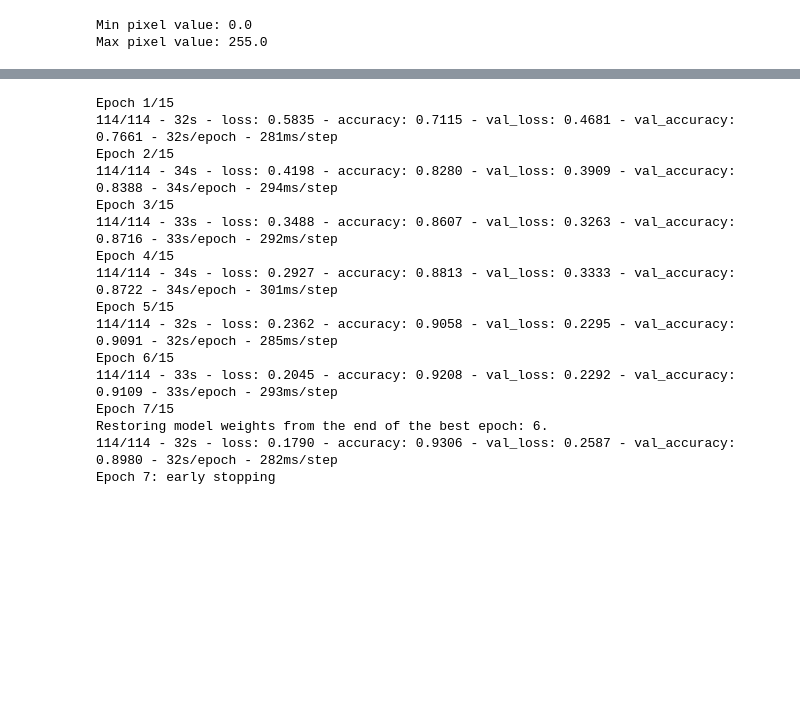
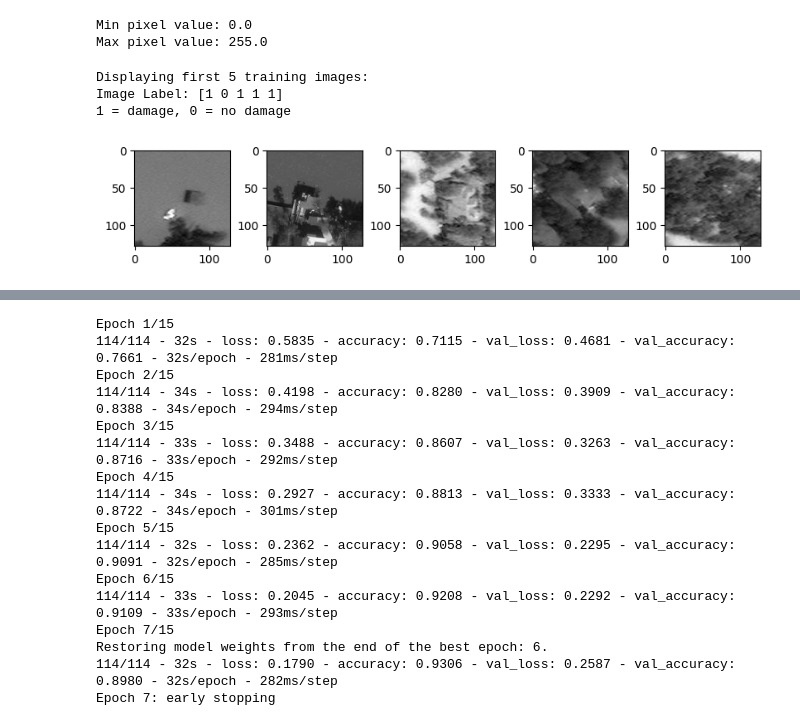
Before and after one commit to JYL2027/COE379L-Project2, a Jupyter notebook: HurricaneAnalysis.ipynb, the cells around one changed output, grey strips where cells are left out. Cells and saved outputs as stored; diff of their text form; code cells hidden in the pictures; blank space fills up the shorter version.

Commit message:
comments and image

```diff
--- a/HurricaneAnalysis.ipynb
+++ b/HurricaneAnalysis.ipynb
@@ -61,6 +62,23 @@ print("Max pixel value:", X.max())
 # %% [output]
 Min pixel value: 0.0
 Max pixel value: 255.0
+# %%
+import matplotlib.pyplot as plt
+
+# Plot for visualization of the image
+plt.figure(figsize=(10, 1.5))
+print("Displaying first 5 training images:")
+for i in range(5):
+    image_2d = X_train[i].reshape(128, 128)
+    plt.subplot(1, 5, i+1)
+    plt.imshow(image_2d, cmap="gray")
+print('Image Label: %s' % (y_train[0:5]))
+print("1 = damage, 0 = no damage")
+# %% [output]
+Displaying first 5 training images:
+Image Label: [1 0 1 1 1]
+1 = damage, 0 = no damage
+[figure, added]
 # %%
 from sklearn.model_selection import train_test_split
 
```
Also changed, not shown: parts of 6 cells of this notebook.
